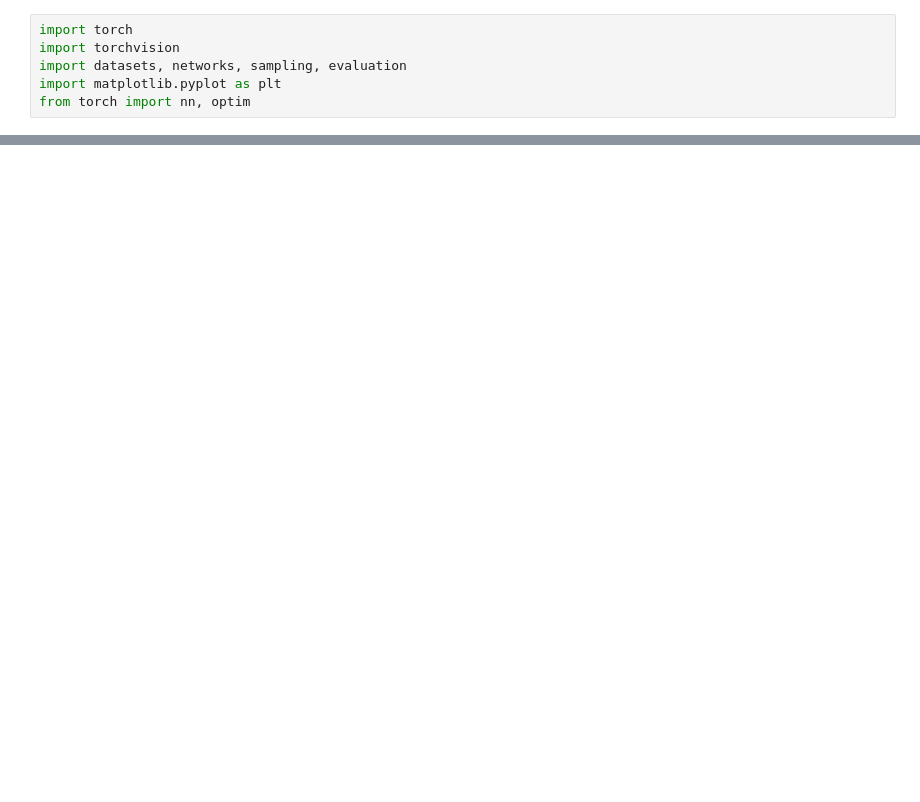
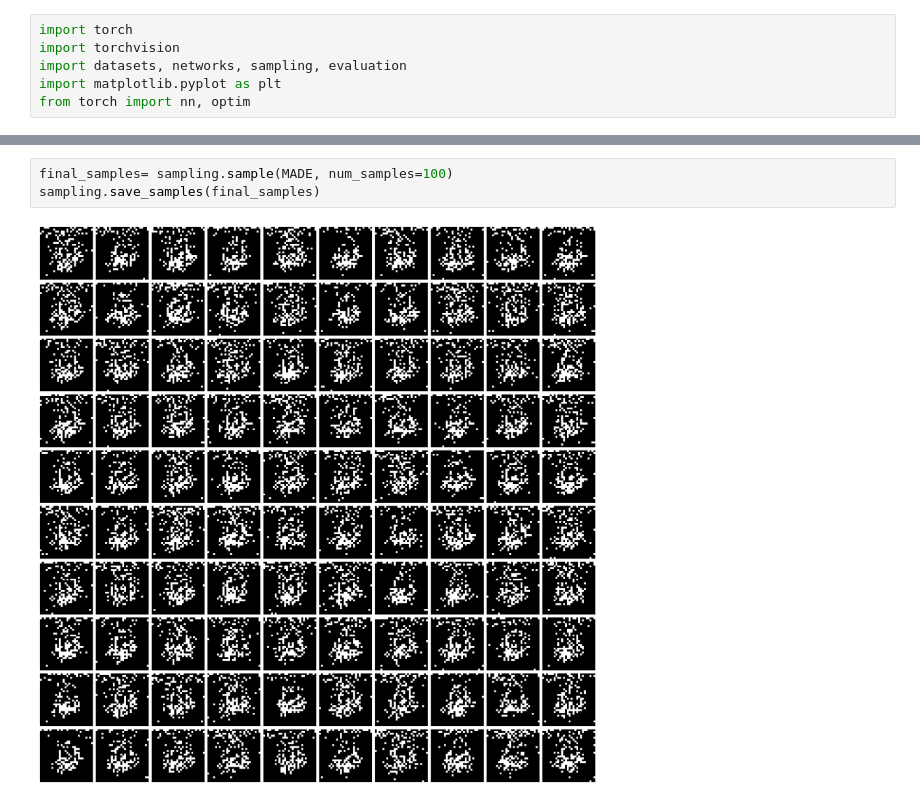
Before and after one commit to jonaskir6/autoregressive_models, a Jupyter notebook: MADE/train.ipynb, the cells around one changed output, grey strips where cells are left out. Drawn from its saved outputs; the diff is of its cells as text; blank space fills up the shorter version.

```diff
--- a/MADE/train.ipynb
+++ b/MADE/train.ipynb
@@ -116,0 +212,5 @@ KeyboardInterrupt:
+# %%
+final_samples= sampling.sample(MADE, num_samples=100)
+sampling.save_samples(final_samples)
+# %% [output]
+[figure, added]
```
Also changed, not shown: parts of 3 cells of this notebook, 2 other files.
